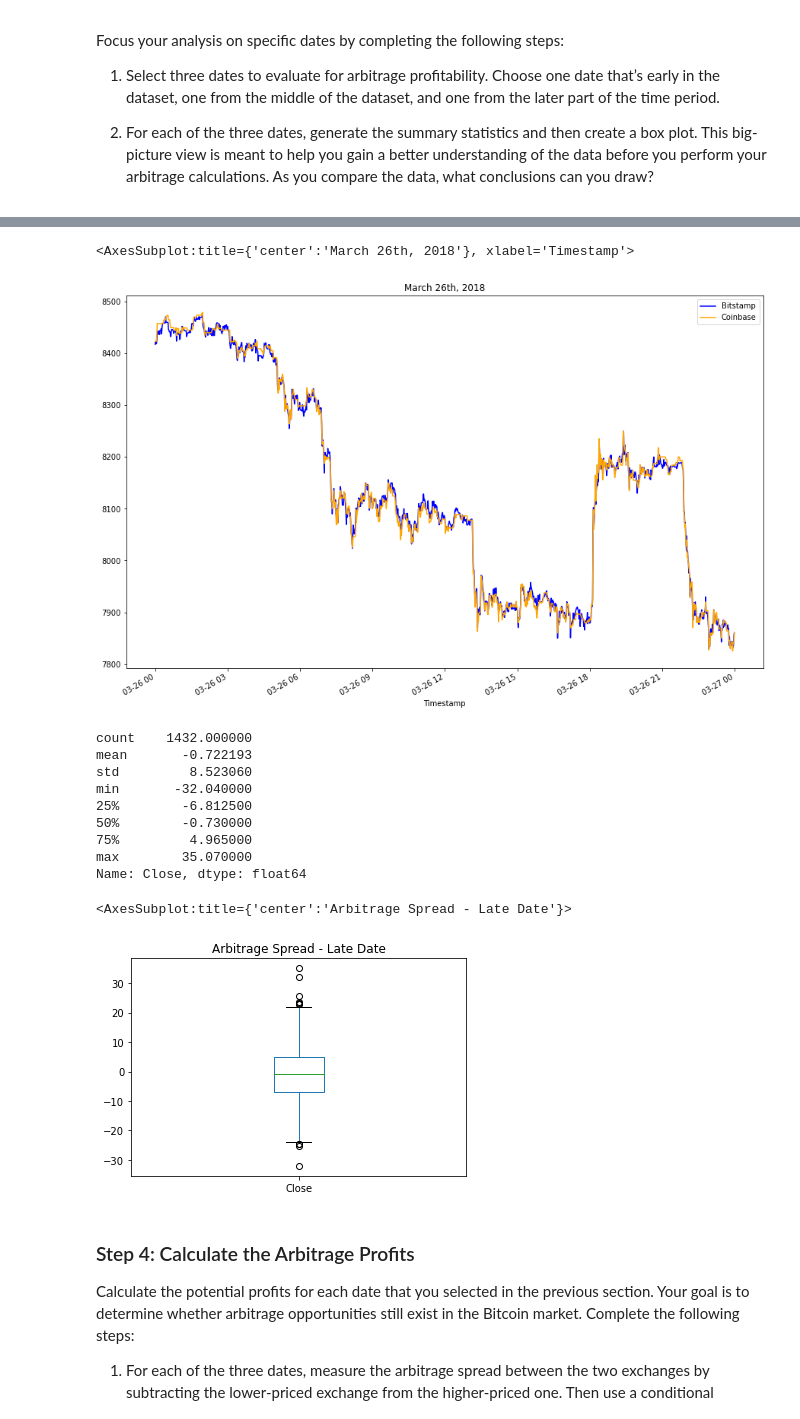
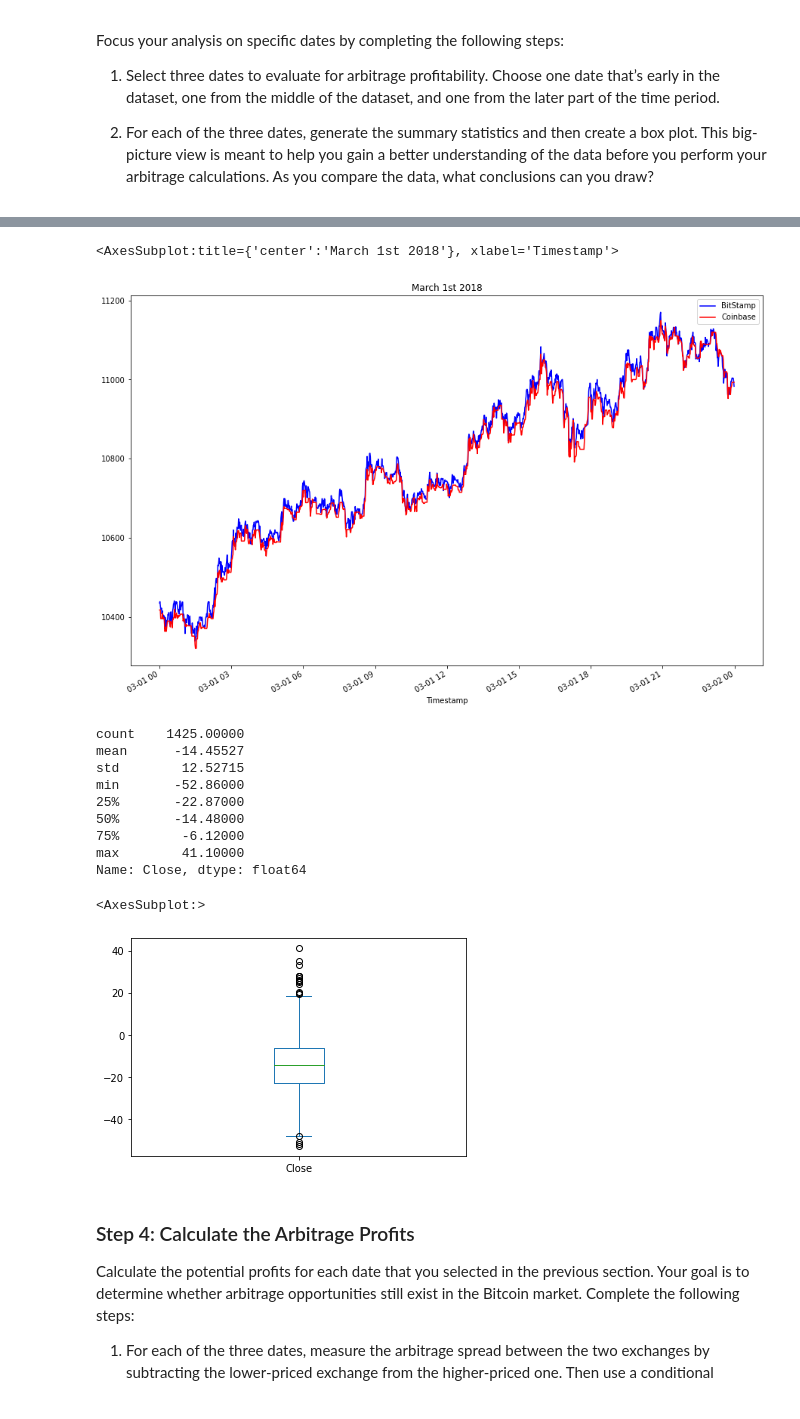
Before and after one commit to ctmayes/Bootcamp_Week_3, a Jupyter notebook: week_3_challenge/crypto_arbitrage.ipynb, the cells around one changed output, grey strips where cells are left out. Drawn from its saved outputs; the diff is of its cells as text; code cells hidden in the pictures.

```diff
--- a/week_3_challenge/crypto_arbitrage.ipynb
+++ b/week_3_challenge/crypto_arbitrage.ipynb
@@ -578,33 +580,34 @@ Name: Close, dtype: float64
 # %%
 # Create an overlay plot that visualizes the two dataframes over a period of one day from late in the dataset.
 # Be sure that the plots include the parameters `legend`, `figsize`, `title`, `color` and `label`
-# YOUR CODE HERE
+bitstamp_sliced.loc['2018-03-01'].plot(legend=True, figsize=(15, 10), title="March 1st 2018", color="blue", label="BitStamp")
+coinbase_sliced.loc['2018-03-01'].plot(legend=True, figsize=(15, 10), color="red", label="Coinbase")
 # %% [output]
-<AxesSubplot:title={'center':'March 26th, 2018'}, xlabel='Timestamp'>
+<AxesSubplot:title={'center':'March 1st 2018'}, xlabel='Timestamp'>
-[figure, old version]
+[figure, new version]
 # %%
 # Using the date from the late that you have selected, calculate the arbitrage spread
 # by subtracting the bitstamp lower closing prices from the coinbase higher closing prices
-arbitrage_spread_late = # YOUR CODE HERE
+arbitrage_spread_late = coinbase_sliced.loc['2018-03-01'] - bitstamp_sliced.loc['2018-03-01']
 
 # Generate summary statistics for the late DataFrame
-# YOUR CODE HERE
+arbitrage_spread_late.describe()
 # %% [output]
-count    1432.000000
-mean       -0.722193
-std         8.523060
-min       -32.040000
-25%        -6.812500
-50%        -0.730000
-75%         4.965000
-max        35.070000
+count    1425.00000
+mean      -14.45527
+std        12.52715
+min       -52.86000
+25%       -22.87000
+50%       -14.48000
+75%        -6.12000
+max        41.10000
 Name: Close, dtype: float64
 # %%
 # Visualize the arbitrage spread from late in the dataset in a box plot
-# YOUR CODE HERE
+arbitrage_spread_late.plot(kind='box')
 # %% [output]
-<AxesSubplot:title={'center':'Arbitrage Spread - Late Date'}>
+<AxesSubplot:>
-[figure, old version]
+[figure, new version]
 # %% [markdown]
 ### Step 4: Calculate the Arbitrage Profits
 
```
Also changed, not shown: parts of 17 cells of this notebook.
